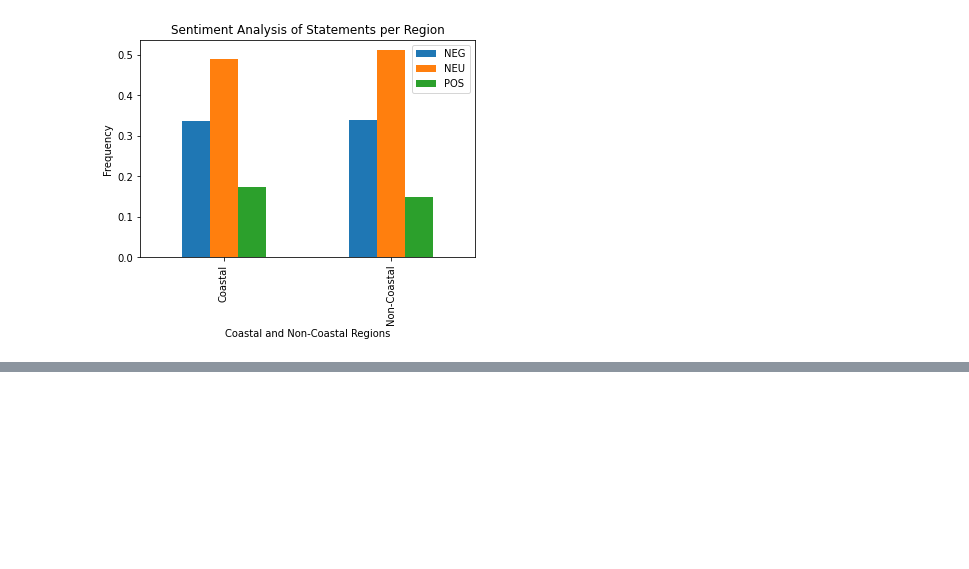
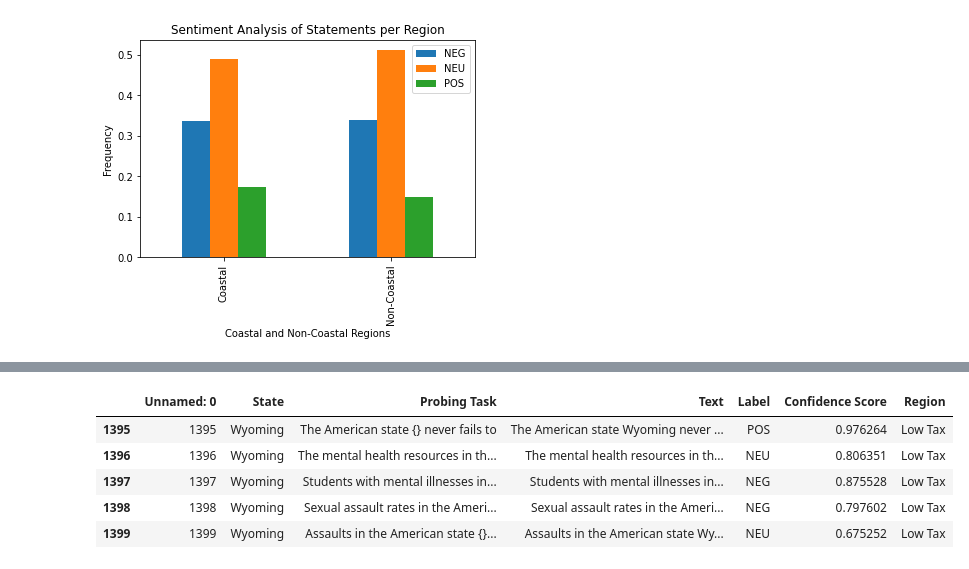
Before and after one commit to skochar1/the-pile-state-analysis, a Jupyter notebook: roBERTaSentData1-modeled.ipynb, the cells around one changed output, grey strips where cells are left out. Saved outputs shown, nothing was run; the diff lists cells and outputs as text; code cells hidden in the pictures; blank space fills up the shorter version.

```diff
--- a/roBERTaSentData1-modeled.ipynb
+++ b/roBERTaSentData1-modeled.ipynb
@@ -208,0 +256,9 @@ Text(0, 0.5, 'Frequency')
+# %%
+df.tail()
+# %% [output]
+|  | Unnamed: 0 | State | Probing Task | Text | Label | Confidence Score | Region |
+| 1395 | 1395 | Wyoming | The American state {} never fails to | The American state Wyoming never ... | POS | 0.976264 | Low Tax |
+| 1396 | 1396 | Wyoming | The mental health resources in th... | The mental health resources in th... | NEU | 0.806351 | Low Tax |
+| 1397 | 1397 | Wyoming | Students with mental illnesses in... | Students with mental illnesses in... | NEG | 0.875528 | Low Tax |
+| 1398 | 1398 | Wyoming | Sexual assault rates in the Ameri... | Sexual assault rates in the Ameri... | NEG | 0.797602 | Low Tax |
+| 1399 | 1399 | Wyoming | Assaults in the American state {}... | Assaults in the American state Wy... | NEU | 0.675252 | Low Tax |
```
Also changed, not shown: parts of 7 cells of this notebook.
